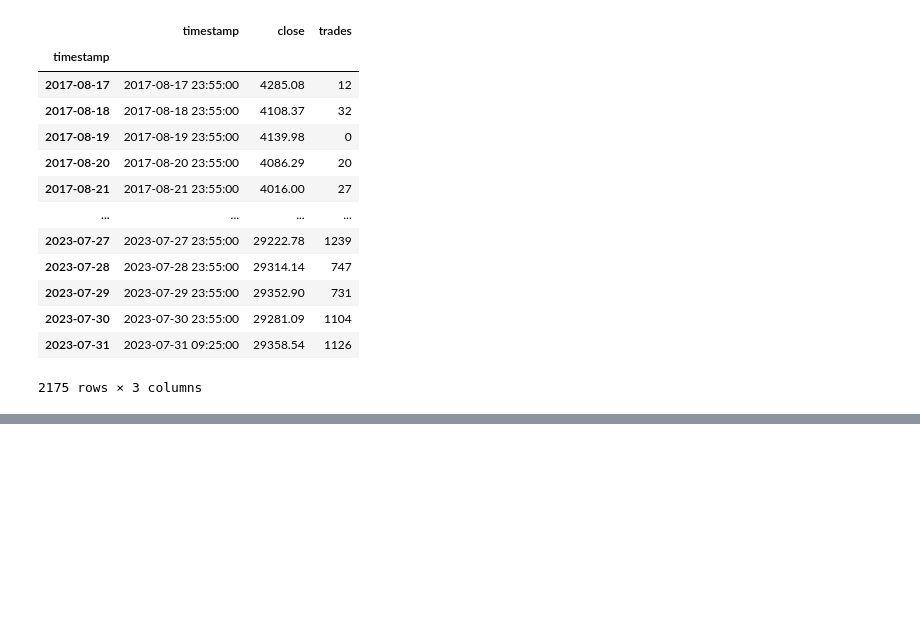
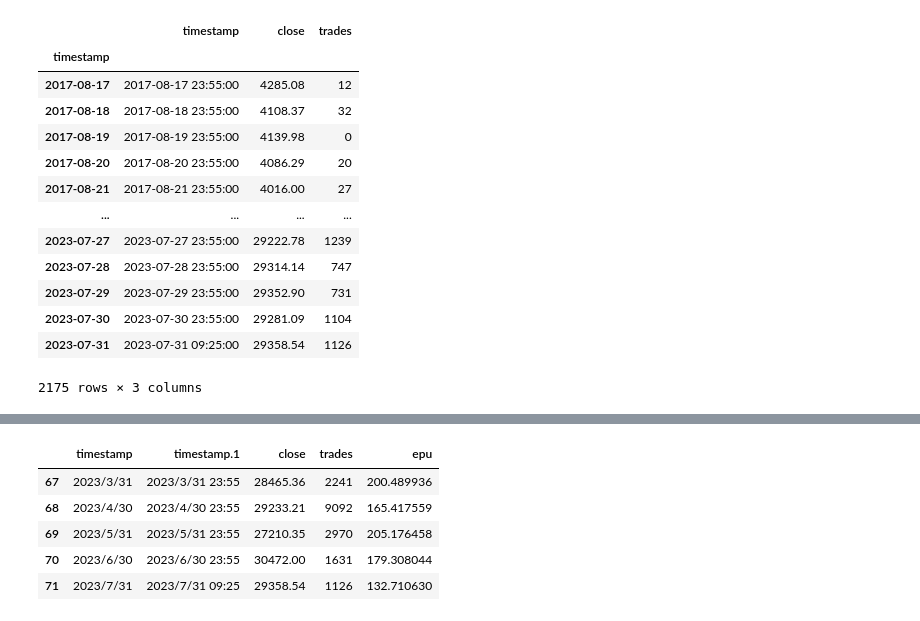
Before and after one commit to quetion/11201_investment, a Jupyter notebook: Python_basic.ipynb, the cells around one changed output, grey strips where cells are left out. Drawn from its saved outputs; the diff is of its cells as text; code cells hidden in the pictures; blank space fills up the shorter version.

```diff
--- a/Python_basic.ipynb
+++ b/Python_basic.ipynb
@@ -280,0 +301,12 @@ data.resample('1d').last()
+# %%
+# return to csv file
+# import this revised file (btc.csv)
+test = pd.read_csv('btc.csv')
+test.tail()
+# %% [output]
+|  | timestamp | timestamp.1 | close | trades | epu |
+| 67 | 2023/3/31 | 2023/3/31 23:55 | 28465.36 | 2241 | 200.489936 |
+| 68 | 2023/4/30 | 2023/4/30 23:55 | 29233.21 | 9092 | 165.417559 |
+| 69 | 2023/5/31 | 2023/5/31 23:55 | 27210.35 | 2970 | 205.176458 |
+| 70 | 2023/6/30 | 2023/6/30 23:55 | 30472.00 | 1631 | 179.308044 |
+| 71 | 2023/7/31 | 2023/7/31 09:25 | 29358.54 | 1126 | 132.710630 |
```
Also changed, not shown: parts of 7 cells of this notebook.
